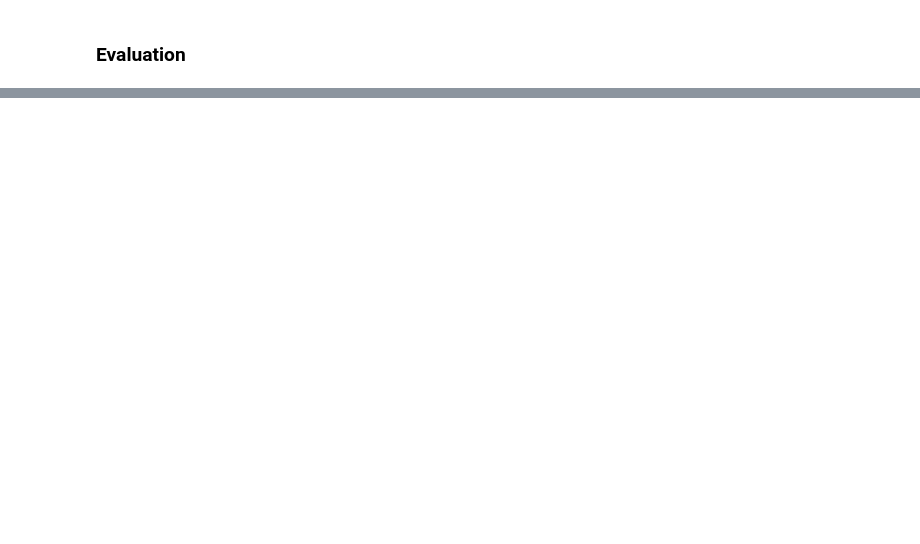
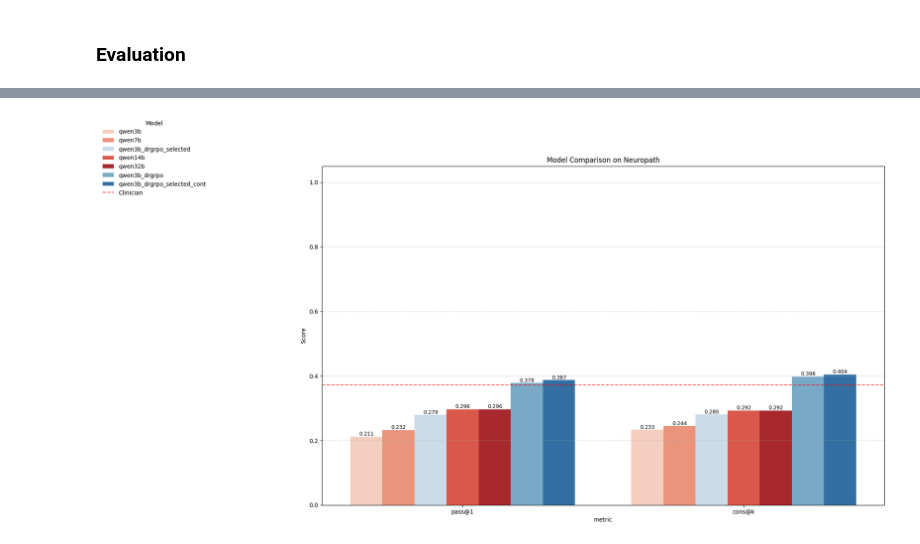
Before and after one commit to vkola-lab/lunar, a Jupyter notebook: adrd_simplified_evaluation/notebooks/llm_based_eval.ipynb, the cells around one changed output, grey strips where cells are left out. Cells and saved outputs as stored; diff of their text form; code cells hidden in the pictures; blank space fills up the shorter version.

```diff
--- a/adrd_simplified_evaluation/notebooks/llm_based_eval.ipynb
+++ b/adrd_simplified_evaluation/notebooks/llm_based_eval.ipynb
@@ -550,0 +854,53 @@ df_pivot
+# %%
+import matplotlib.pyplot as plt
+import seaborn as sns
+import pandas as pd
+from matplotlib.colors import to_rgba
+
+# Define key models to highlight
+key_models = ['qwen3b', 'qwen7b', 'qwen14b', 'qwen32b']  # Replace with your actual key models
+
+clinician_df = df_sorted[df_sorted['model'] == 'clinician']
+df_no_clinician = df_sorted[df_sorted['model'] != 'clinician']
+
+# Get all unique models
+all_models = df_no_clinician['model'].unique()
+
+# Create custom palette
+palette = {}
+
+# Generate yellow gradient for key models
+yellow_shades = sns.color_palette("Reds", len(key_models))
+for model, color in zip(key_models, yellow_shades):
+    palette[model] = color
+
+# Generate blue gradient for other models
+other_models = [m for m in all_models if m not in key_models]
+blue_shades = sns.color_palette("Blues", len(other_models))
+for model, color in zip(other_models, blue_shades):
+    palette[model] = color
+
+# Plot
+plt.figure(figsize=(20, 10))
+ax = sns.barplot(data=df_no_clinician, x='metric', y='score', hue='model', palette=palette)
+
+# Add horizontal line(s) for clinician score
+for metric in clinician_df['metric'].unique():
+    clinician_score = clinician_df[clinician_df['metric'] == metric]['score'].values[0]
+    ax.axhline(y=clinician_score, linestyle='--', color='red', alpha=0.7, label=f'Clinician')
+    break
+
+# Add value labels on top of each bar
+for container in ax.containers:
+    ax.bar_label(container, fmt='%.3f', label_type='edge', fontsize=9)
+
+plt.ylim(0, 1.05)
+plt.ylabel("Score")
+plt.title("Model Comparison on Neuropath")
+plt.legend(title='Model', loc='upper left', bbox_to_anchor=(-0.4, 1.15), frameon=False)
+plt.grid(axis='y', linestyle='--', alpha=0.6)
+plt.tight_layout()
+plt.savefig("np.pdf", format='pdf', bbox_inches='tight', dpi=300)
+# plt.show()
+# %% [output]
+[figure, added]
```
Also changed, not shown: parts of 75 cells of this notebook, 42 other files.
